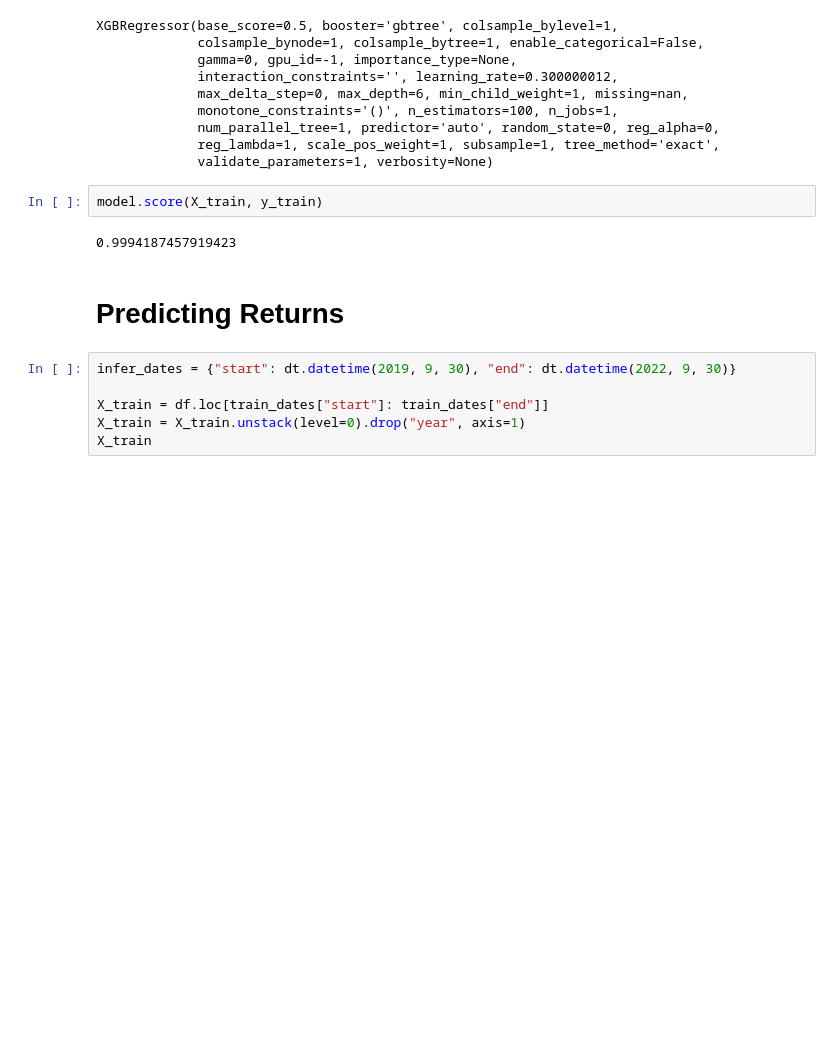
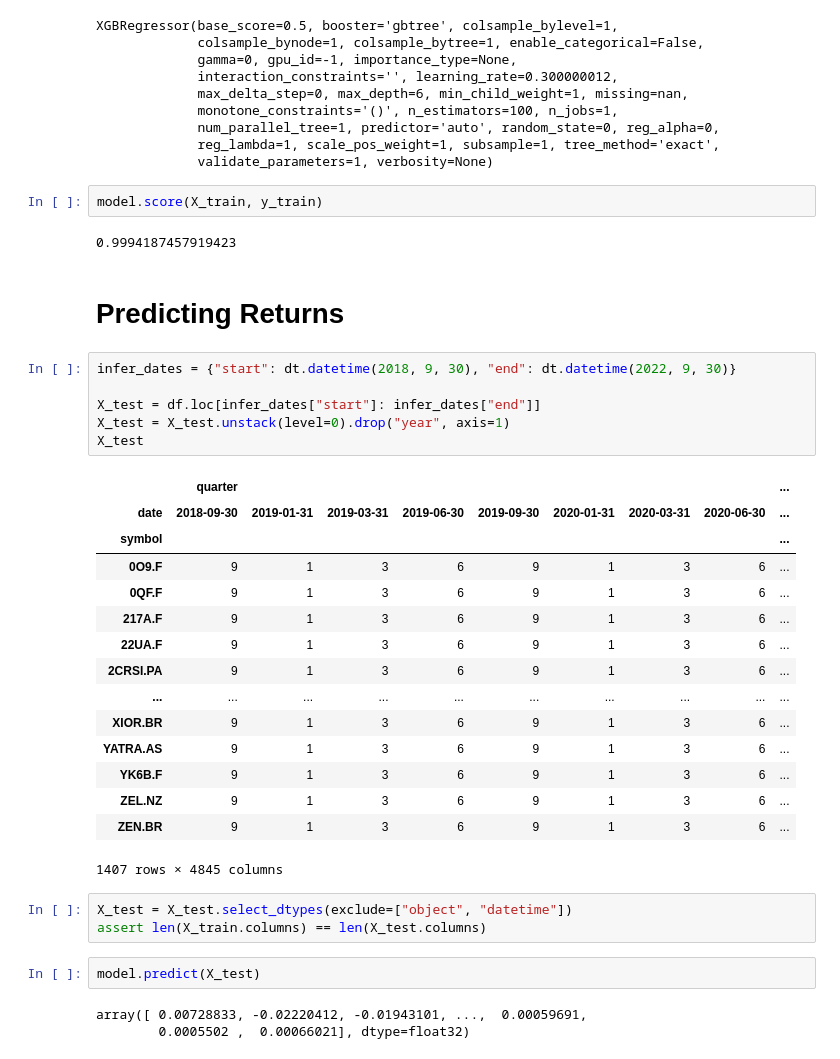
Before and after one commit to kaancaylan/quinten-stock-prediction, a Jupyter notebook: Modeling.ipynb, the cells around one changed output. Saved outputs shown, nothing was run; the diff lists cells and outputs as text; blank space fills up the shorter version.

Commit message:
Model trained

```diff
--- a/Modeling.ipynb
+++ b/Modeling.ipynb
@@ -150,8 +150,32 @@ model.score(X_train, y_train)
 # %% [markdown]
 # Predicting Returns
 # %%
-infer_dates = {"start": dt.datetime(2019, 9, 30), "end": dt.datetime(2022, 9, 30)}
+infer_dates = {"start": dt.datetime(2018, 9, 30), "end": dt.datetime(2022, 9, 30)}
 
-X_train = df.loc[train_dates["start"]: train_dates["end"]]
-X_train = X_train.unstack(level=0).drop("year", axis=1)
-X_train
+X_test = df.loc[infer_dates["start"]: infer_dates["end"]]
+X_test = X_test.unstack(level=0).drop("year", axis=1)
+X_test
+# %% [output]
+|  | quarter |  |  |  |  |  |  |  | ... |
+| date | 2018-09-30 | 2019-01-31 | 2019-03-31 | 2019-06-30 | 2019-09-30 | 2020-01-31 | 2020-03-31 | 2020-06-30 | ... |
+| symbol |  |  |  |  |  |  |  |  | ... |
+| 0O9.F | 9 | 1 | 3 | 6 | 9 | 1 | 3 | 6 | ... |
+| 0QF.F | 9 | 1 | 3 | 6 | 9 | 1 | 3 | 6 | ... |
+| 217A.F | 9 | 1 | 3 | 6 | 9 | 1 | 3 | 6 | ... |
+| 22UA.F | 9 | 1 | 3 | 6 | 9 | 1 | 3 | 6 | ... |
+| 2CRSI.PA | 9 | 1 | 3 | 6 | 9 | 1 | 3 | 6 | ... |
+| ... | ... | ... | ... | ... | ... | ... | ... | ... | ... |
+| XIOR.BR | 9 | 1 | 3 | 6 | 9 | 1 | 3 | 6 | ... |
+| YATRA.AS | 9 | 1 | 3 | 6 | 9 | 1 | 3 | 6 | ... |
+| YK6B.F | 9 | 1 | 3 | 6 | 9 | 1 | 3 | 6 | ... |
+| ZEL.NZ | 9 | 1 | 3 | 6 | 9 | 1 | 3 | 6 | ... |
+| ZEN.BR | 9 | 1 | 3 | 6 | 9 | 1 | 3 | 6 | ... |
+1407 rows × 4845 columns
+# %%
+X_test = X_test.select_dtypes(exclude=["object", "datetime"])
+assert len(X_train.columns) == len(X_test.columns)
+# %%
+model.predict(X_test)
+# %% [output]
+array([ 0.00728833, -0.02220412, -0.01943101, ...,  0.00059691,
+        0.0005502 ,  0.00066021], dtype=float32)
```
